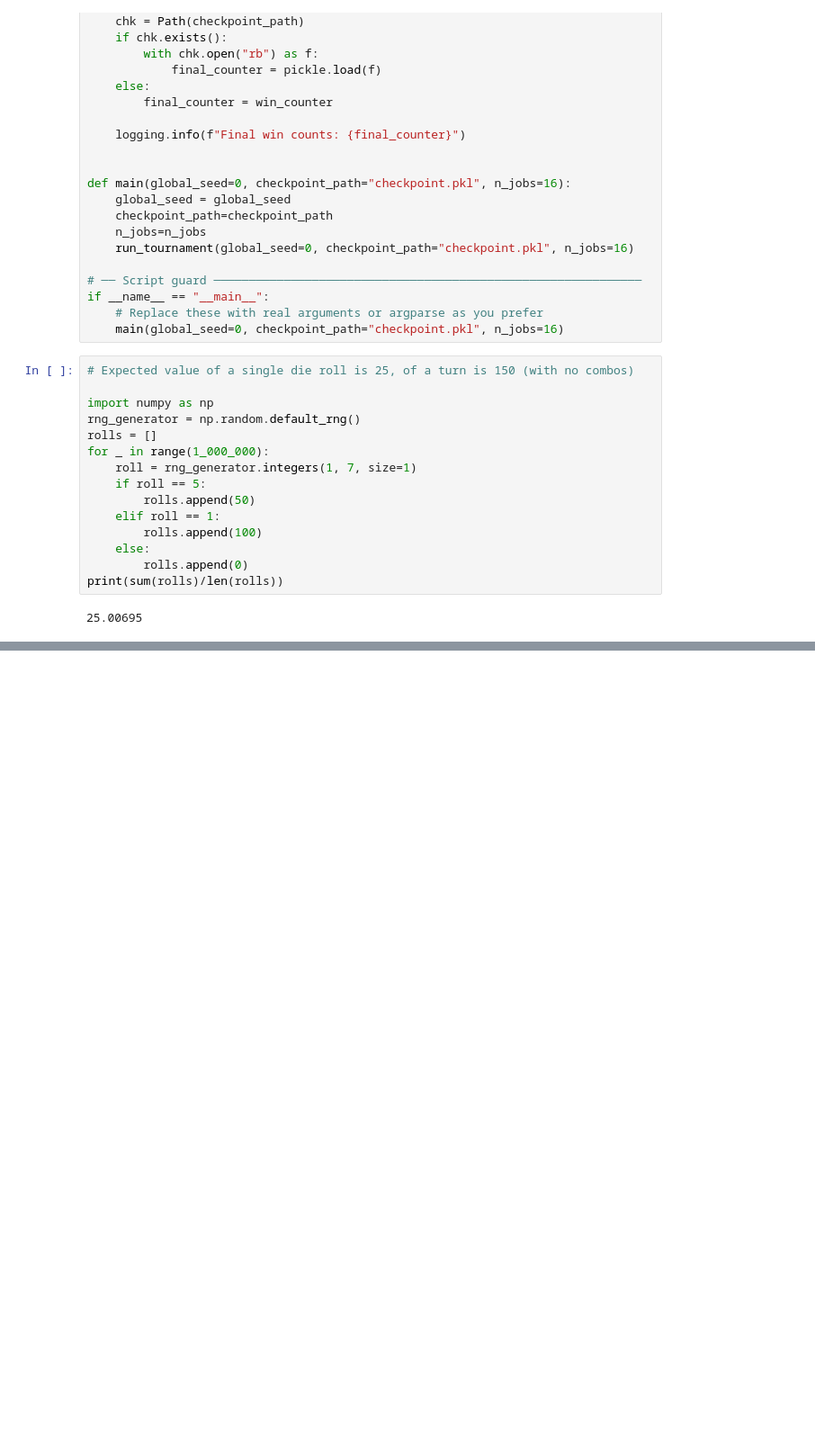
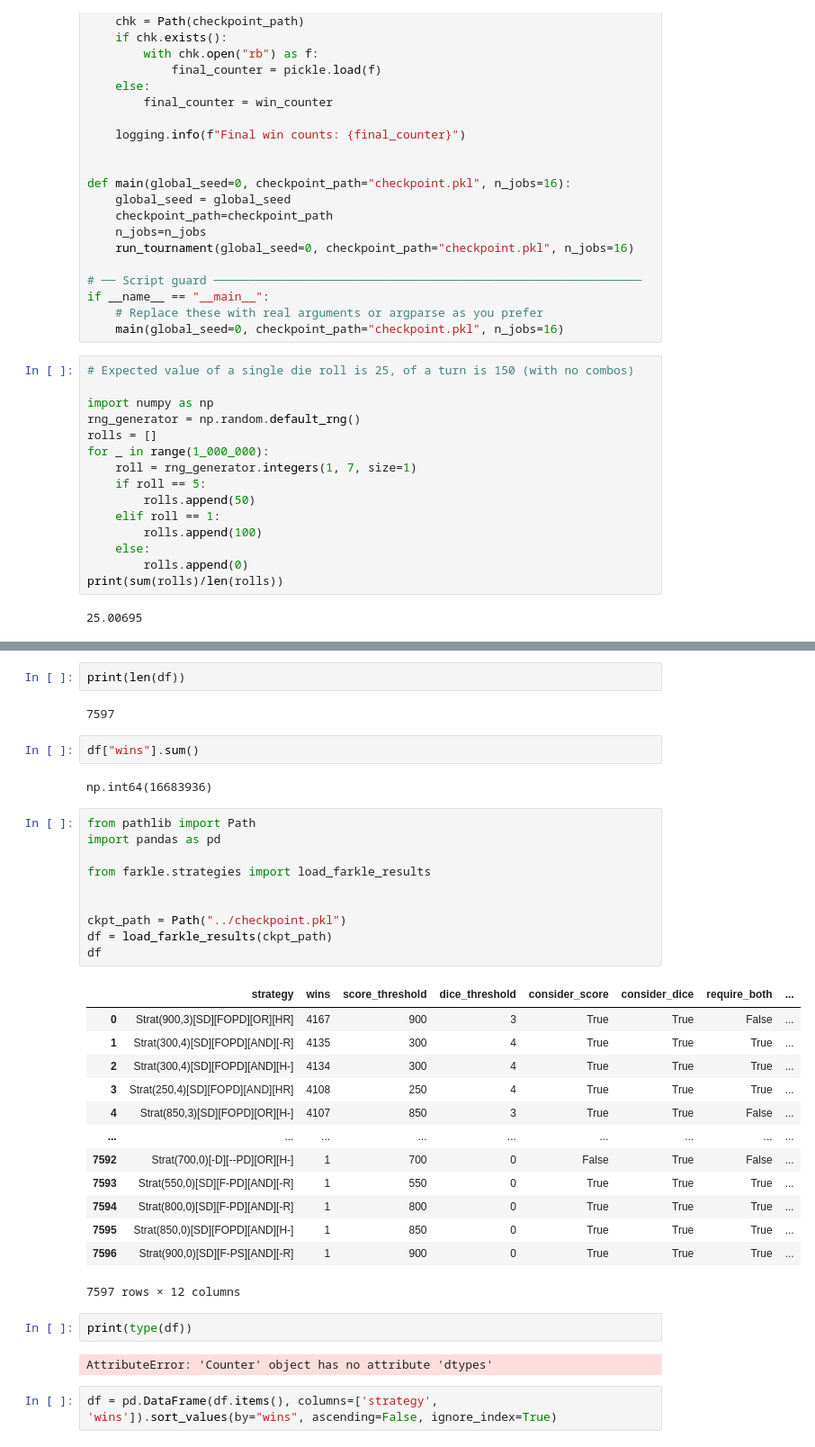
Before and after one commit to Isaac-McPadden/Farkle_II, a Jupyter notebook: notebooks/far_too_many_variables.ipynb, the cells around one changed output, grey strips where cells are left out. Shown at 90% size. Saved outputs shown, nothing was run; the diff lists cells and outputs as text; blank space fills up the shorter version.

```diff
--- a/notebooks/far_too_many_variables.ipynb
+++ b/notebooks/far_too_many_variables.ipynb
@@ -156,0 +219,38 @@ print(sum(rolls)/len(rolls))
+# %%
+print(len(df))
+# %% [output]
+7597
+# %%
+df["wins"].sum()
+# %% [output]
+np.int64(16683936)
+# %%
+from pathlib import Path
+import pandas as pd
+
+from farkle.strategies import load_farkle_results
+
+
+ckpt_path = Path("../checkpoint.pkl")
+df = load_farkle_results(ckpt_path)
+df
+# %% [output]
+|  | strategy | wins | score_threshold | dice_threshold | consider_score | consider_dice | require_both | ... |
+| 0 | Strat(900,3)[SD][FOPD][OR][HR] | 4167 | 900 | 3 | True | True | False | ... |
+| 1 | Strat(300,4)[SD][FOPD][AND][-R] | 4135 | 300 | 4 | True | True | True | ... |
+| 2 | Strat(300,4)[SD][FOPD][AND][H-] | 4134 | 300 | 4 | True | True | True | ... |
+| 3 | Strat(250,4)[SD][FOPD][AND][HR] | 4108 | 250 | 4 | True | True | True | ... |
+| 4 | Strat(850,3)[SD][FOPD][OR][H-] | 4107 | 850 | 3 | True | True | False | ... |
+| ... | ... | ... | ... | ... | ... | ... | ... | ... |
+| 7592 | Strat(700,0)[-D][--PD][OR][H-] | 1 | 700 | 0 | False | True | False | ... |
+| 7593 | Strat(550,0)[SD][F-PD][AND][-R] | 1 | 550 | 0 | True | True | True | ... |
+| 7594 | Strat(800,0)[SD][F-PD][AND][-R] | 1 | 800 | 0 | True | True | True | ... |
+| 7595 | Strat(850,0)[SD][FOPD][AND][H-] | 1 | 850 | 0 | True | True | True | ... |
+| 7596 | Strat(900,0)[SD][F-PS][AND][-R] | 1 | 900 | 0 | True | True | True | ... |
+7597 rows × 12 columns
+# %%
+print(type(df))
+# %% [output]
+AttributeError: 'Counter' object has no attribute 'dtypes'
+# %%
+df = pd.DataFrame(df.items(), columns=['strategy', 'wins']).sort_values(by="wins", ascending=False, ignore_index=True)
```
Also changed, not shown: parts of 6 cells of this notebook, 6 other files.
